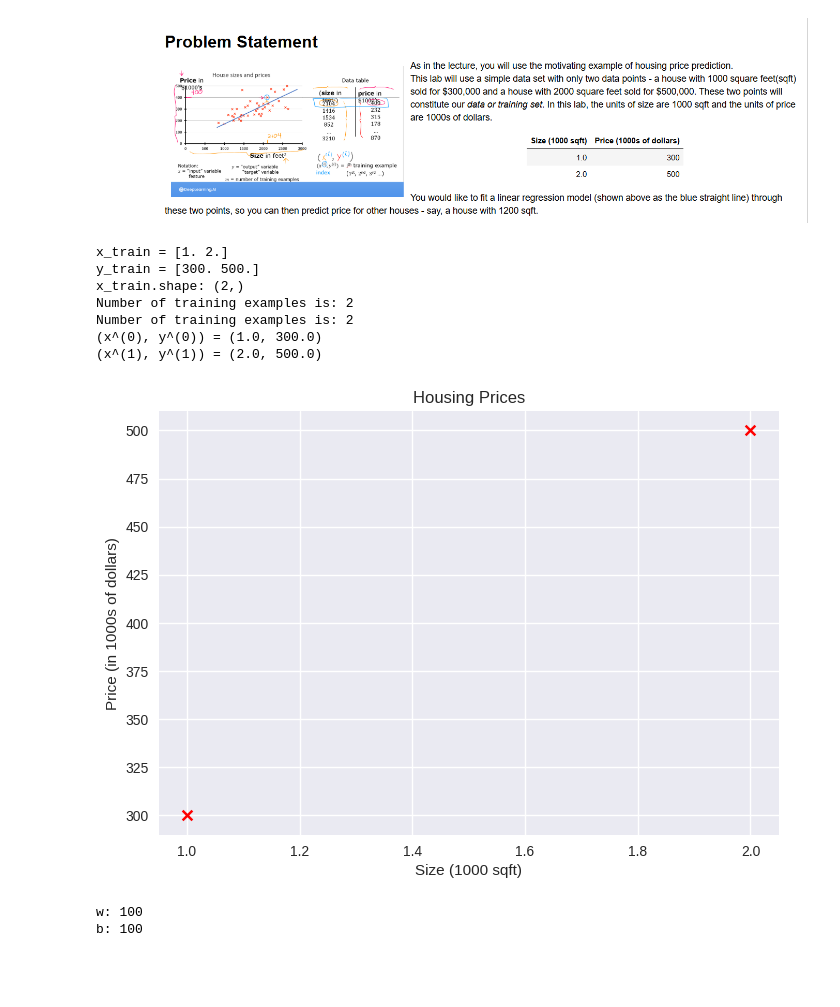
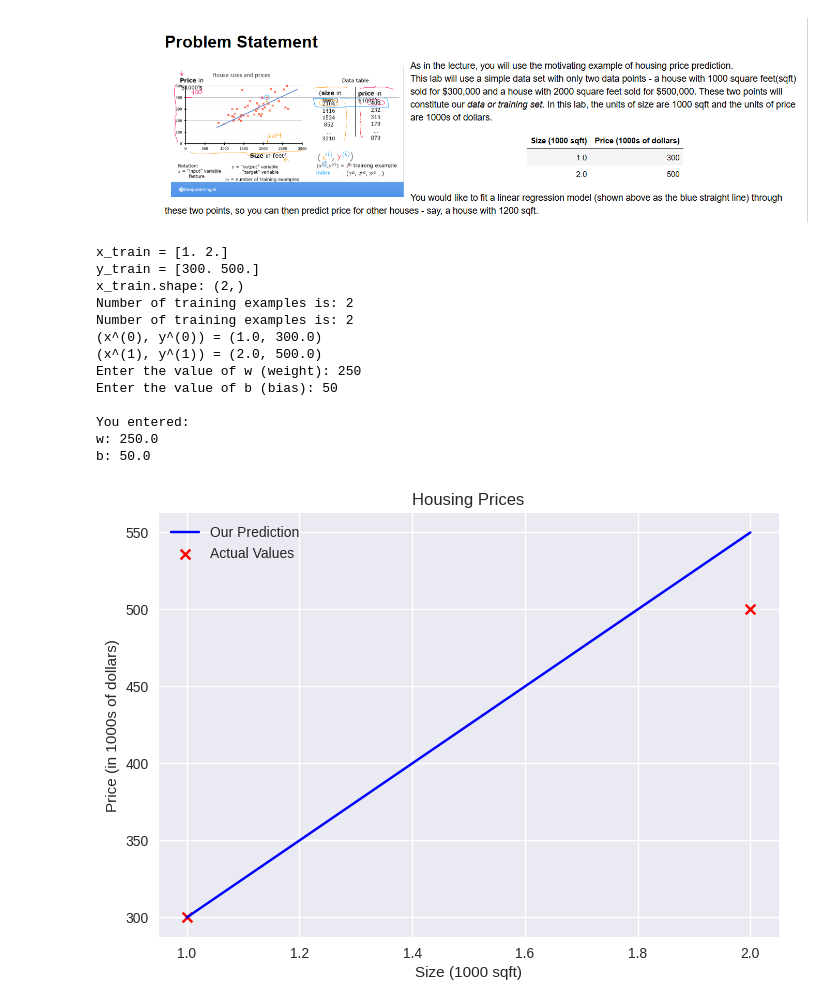
Before and after one commit to avijitdeb2023/Data-Science, a Jupyter notebook: Coursera_ML(Lab_1).ipynb, the cells around one changed output. Cells and saved outputs as stored; diff of their text form; code cells hidden in the pictures; blank space fills up the shorter version.

```diff
--- a/Coursera_ML(Lab_1).ipynb
+++ b/Coursera_ML(Lab_1).ipynb
@@ -28,54 +28,51 @@ for i in range(m):
     y_i = y_train[i]
     print(f"(x^({i}), y^({i})) = ({x_i}, {y_i})")
 
-# Plot the data points
-plt.scatter(x_train, y_train, marker='x', c='r')
-# Set the title
-plt.title("Housing Prices")
-# Set the y-axis label
-plt.ylabel('Price (in 1000s of dollars)')
-# Set the x-axis label
-plt.xlabel('Size (1000 sqft)')
-plt.show()
 
-w = 100
-b = 100
+w = float(input("Enter the value of w (weight): "))
+b = float(input("Enter the value of b (bias): "))
 
+print(f"\nYou entered:")
 print(f"w: {w}")
 print(f"b: {b}")
+
 
 def compute_model_output(x, w, b):
   m = x_train.shape[0]
   f_wb = np.zeros(m)
   for i in range(m):
         f_wb[i] = w * x[i] + b
 
   return f_wb
 
 tmp_f_wb = compute_model_output(x_train, w, b,)
 
 # Plot our model prediction
 plt.plot(x_train, tmp_f_wb, c='b',label='Our Prediction')
 
 # Plot the data points
 plt.scatter(x_train, y_train, marker='x', c='r',label='Actual Values')
 
 # Set the title
 plt.title("Housing Prices")
 # Set the y-axis label
 plt.ylabel('Price (in 1000s of dollars)')
 # Set the x-axis label
 plt.xlabel('Size (1000 sqft)')
 plt.legend()
 plt.show()
 # %% [output]
 x_train = [1. 2.]
 y_train = [300. 500.]
 x_train.shape: (2,)
 Number of training examples is: 2
 Number of training examples is: 2
 (x^(0), y^(0)) = (1.0, 300.0)
 (x^(1), y^(1)) = (2.0, 500.0)
+Enter the value of w (weight): 250
+Enter the value of b (bias): 50
+
+You entered:
+w: 250.0
+b: 50.0
-[figure, old version]
+[figure, new version]
-w: 100
-b: 100
```
Also changed, not shown: parts of 1 cell of this notebook.
